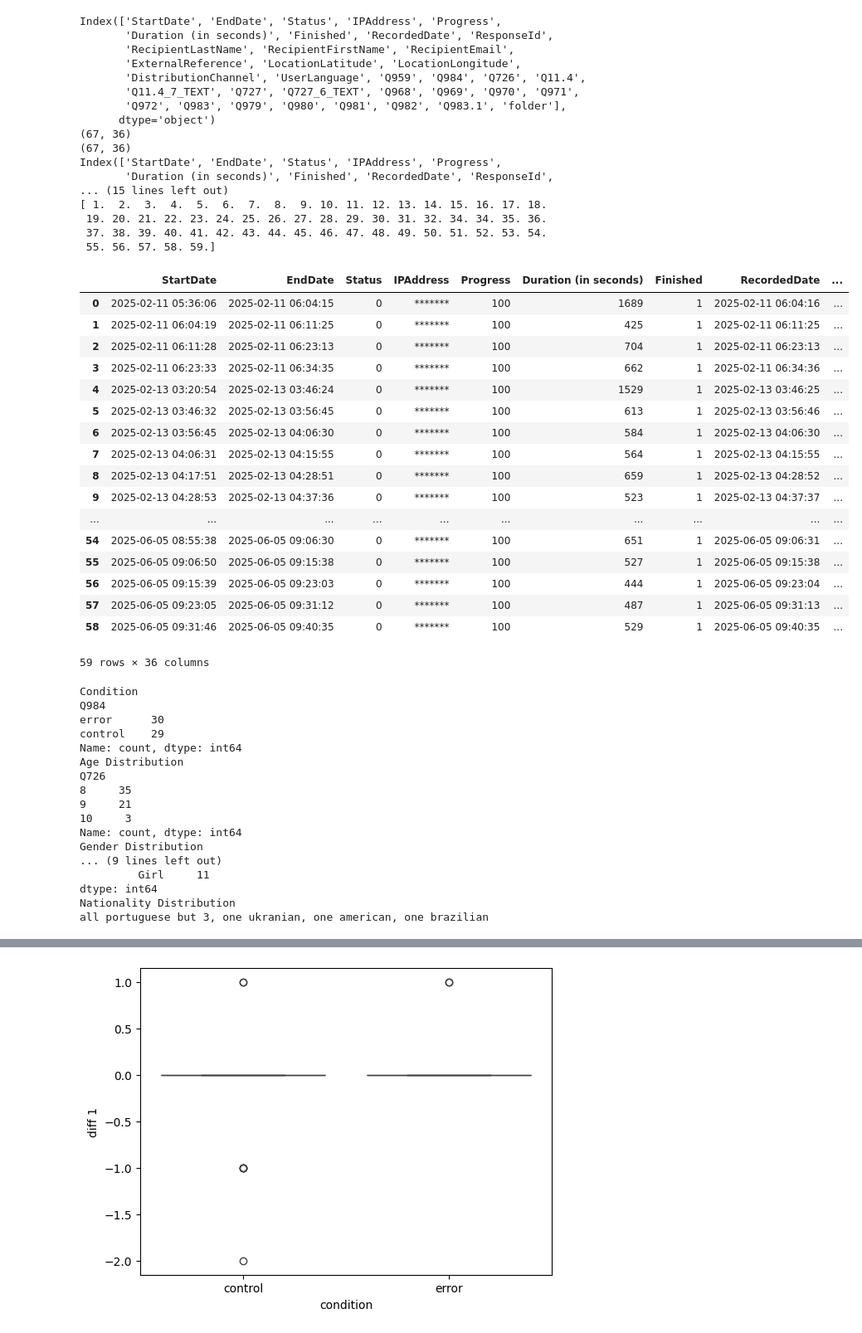
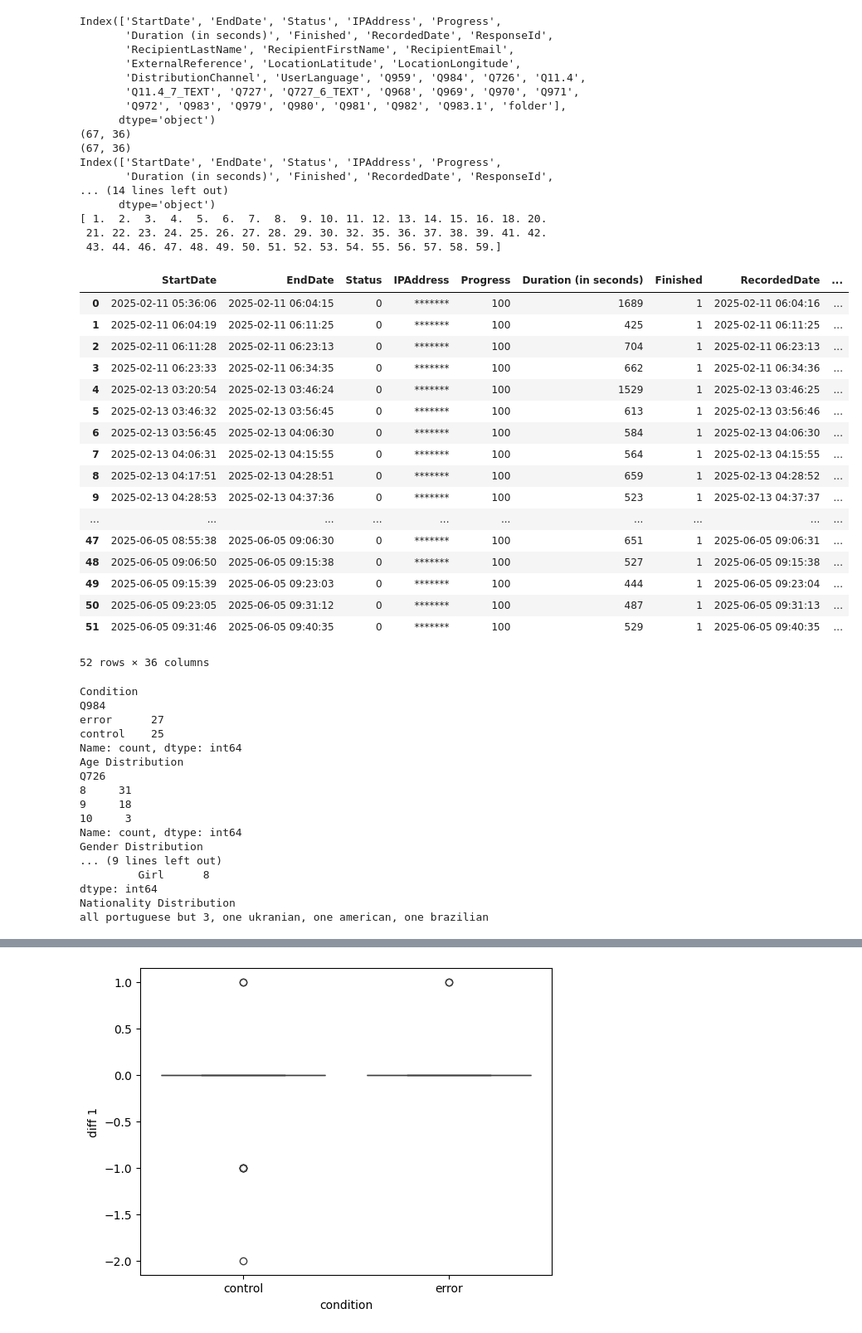
Before and after one commit to IRL-CT/calling-for-backup, a Jupyter notebook: survey_analysis/survey_analysis.ipynb, the cells around one changed output, grey strips where cells are left out. Shown at 83% size. Cells and saved outputs as stored; diff of their text form; code cells hidden in the pictures.

```diff
--- a/survey_analysis/survey_analysis.ipynb
+++ b/survey_analysis/survey_analysis.ipynb
@@ -22,49 +22,52 @@ survey = survey.rename(columns = {'Q983':'GO'})
 survey['Q959'] = pd.to_numeric(survey['Q959'], errors='coerce')
 survey = survey.dropna(subset=['Q959'])
 
+#remove participants17,19,31,34,40,45
+survey = survey[~survey['Q959'].isin([17,19,31,34,40,45])]
+
 #reindex
 survey = survey.reset_index(drop=True)
 print(survey.columns)
 print(survey.shape)
 print(survey.columns)
 print(survey['Q959'].values)
 survey
 # %% [output]
 Index(['StartDate', 'EndDate', 'Status', 'IPAddress', 'Progress',
        'Duration (in seconds)', 'Finished', 'RecordedDate', 'ResponseId',
        'RecipientLastName', 'RecipientFirstName', 'RecipientEmail',
        'ExternalReference', 'LocationLatitude', 'LocationLongitude',
        'DistributionChannel', 'UserLanguage', 'Q959', 'Q984', 'Q726', 'Q11.4',
        'Q11.4_7_TEXT', 'Q727', 'Q727_6_TEXT', 'Q968', 'Q969', 'Q970', 'Q971',
        'Q972', 'Q983', 'Q979', 'Q980', 'Q981', 'Q982', 'Q983.1', 'folder'],
       dtype='object')
 (67, 36)
 (67, 36)
 Index(['StartDate', 'EndDate', 'Status', 'IPAddress', 'Progress',
        'Duration (in seconds)', 'Finished', 'RecordedDate', 'ResponseId',
-... (15 lines left out)
-[ 1.  2.  3.  4.  5.  6.  7.  8.  9. 10. 11. 12. 13. 14. 15. 16. 17. 18.
- 19. 20. 21. 22. 23. 24. 25. 26. 27. 28. 29. 30. 31. 32. 34. 34. 35. 36.
- 37. 38. 39. 40. 41. 42. 43. 44. 45. 46. 47. 48. 49. 50. 51. 52. 53. 54.
- 55. 56. 57. 58. 59.]
+... (14 lines left out)
+      dtype='object')
+[ 1.  2.  3.  4.  5.  6.  7.  8.  9. 10. 11. 12. 13. 14. 15. 16. 18. 20.
+ 21. 22. 23. 24. 25. 26. 27. 28. 29. 30. 32. 35. 36. 37. 38. 39. 41. 42.
+ 43. 44. 46. 47. 48. 49. 50. 51. 52. 53. 54. 55. 56. 57. 58. 59.]
 |  | StartDate | EndDate | Status | IPAddress | Progress | Duration (in seconds) | Finished | RecordedDate | ... |
 | 0 | 2025-02-11 05:36:06 | 2025-02-11 06:04:15 | 0 | ******* | 100 | 1689 | 1 | 2025-02-11 06:04:16 | ... |
 | 1 | 2025-02-11 06:04:19 | 2025-02-11 06:11:25 | 0 | ******* | 100 | 425 | 1 | 2025-02-11 06:11:25 | ... |
 | 2 | 2025-02-11 06:11:28 | 2025-02-11 06:23:13 | 0 | ******* | 100 | 704 | 1 | 2025-02-11 06:23:13 | ... |
 | 3 | 2025-02-11 06:23:33 | 2025-02-11 06:34:35 | 0 | ******* | 100 | 662 | 1 | 2025-02-11 06:34:36 | ... |
 | 4 | 2025-02-13 03:20:54 | 2025-02-13 03:46:24 | 0 | ******* | 100 | 1529 | 1 | 2025-02-13 03:46:25 | ... |
 | 5 | 2025-02-13 03:46:32 | 2025-02-13 03:56:45 | 0 | ******* | 100 | 613 | 1 | 2025-02-13 03:56:46 | ... |
 | 6 | 2025-02-13 03:56:45 | 2025-02-13 04:06:30 | 0 | ******* | 100 | 584 | 1 | 2025-02-13 04:06:30 | ... |
 | 7 | 2025-02-13 04:06:31 | 2025-02-13 04:15:55 | 0 | ******* | 100 | 564 | 1 | 2025-02-13 04:15:55 | ... |
 | 8 | 2025-02-13 04:17:51 | 2025-02-13 04:28:51 | 0 | ******* | 100 | 659 | 1 | 2025-02-13 04:28:52 | ... |
 | 9 | 2025-02-13 04:28:53 | 2025-02-13 04:37:36 | 0 | ******* | 100 | 523 | 1 | 2025-02-13 04:37:37 | ... |
 | ... | ... | ... | ... | ... | ... | ... | ... | ... | ... |
-| 54 | 2025-06-05 08:55:38 | 2025-06-05 09:06:30 | 0 | ******* | 100 | 651 | 1 | 2025-06-05 09:06:31 | ... |
-| 55 | 2025-06-05 09:06:50 | 2025-06-05 09:15:38 | 0 | ******* | 100 | 527 | 1 | 2025-06-05 09:15:38 | ... |
-| 56 | 2025-06-05 09:15:39 | 2025-06-05 09:23:03 | 0 | ******* | 100 | 444 | 1 | 2025-06-05 09:23:04 | ... |
-| 57 | 2025-06-05 09:23:05 | 2025-06-05 09:31:12 | 0 | ******* | 100 | 487 | 1 | 2025-06-05 09:31:13 | ... |
-| 58 | 2025-06-05 09:31:46 | 2025-06-05 09:40:35 | 0 | ******* | 100 | 529 | 1 | 2025-06-05 09:40:35 | ... |
+| 47 | 2025-06-05 08:55:38 | 2025-06-05 09:06:30 | 0 | ******* | 100 | 651 | 1 | 2025-06-05 09:06:31 | ... |
+| 48 | 2025-06-05 09:06:50 | 2025-06-05 09:15:38 | 0 | ******* | 100 | 527 | 1 | 2025-06-05 09:15:38 | ... |
+| 49 | 2025-06-05 09:15:39 | 2025-06-05 09:23:03 | 0 | ******* | 100 | 444 | 1 | 2025-06-05 09:23:04 | ... |
+| 50 | 2025-06-05 09:23:05 | 2025-06-05 09:31:12 | 0 | ******* | 100 | 487 | 1 | 2025-06-05 09:31:13 | ... |
+| 51 | 2025-06-05 09:31:46 | 2025-06-05 09:40:35 | 0 | ******* | 100 | 529 | 1 | 2025-06-05 09:40:35 | ... |
-59 rows × 36 columns
+52 rows × 36 columns
 # %%
 #space for demographics
 #see how many we have of each condition
@@ -86,18 +89,18 @@ print('all portuguese but 3, one ukranian, one american, one brazilian')
 # %% [output]
 Condition
 Q984
-error      30
-control    29
+error      27
+control    25
 Name: count, dtype: int64
 Age Distribution
 Q726
-8     35
-9     21
+8     31
+9     18
 10     3
 Name: count, dtype: int64
 Gender Distribution
 ... (9 lines left out)
-         Girl     11
+         Girl      8
 dtype: int64
 Nationality Distribution
 all portuguese but 3, one ukranian, one american, one brazilian
```
Also changed, not shown: parts of 6 cells of this notebook, 32 other files.
